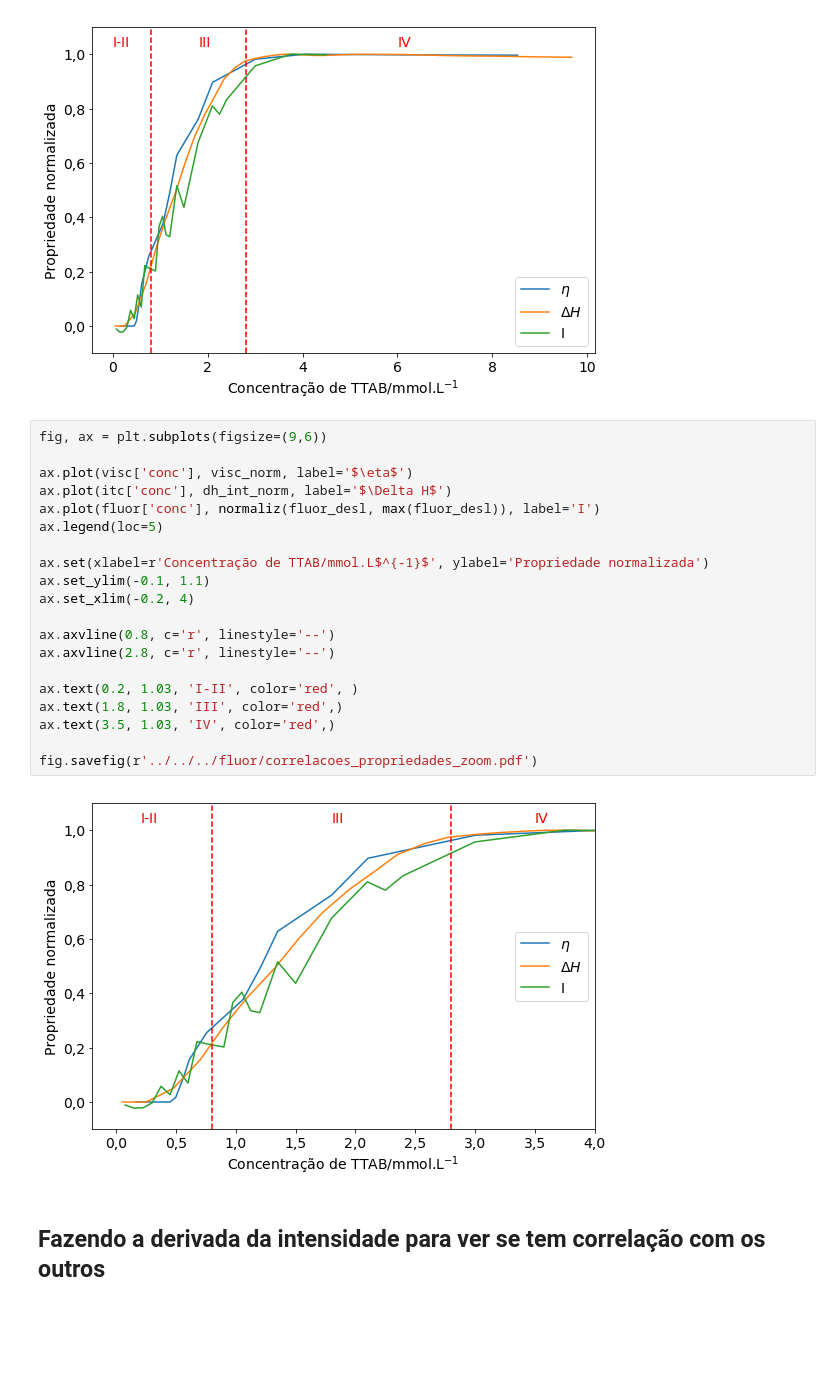
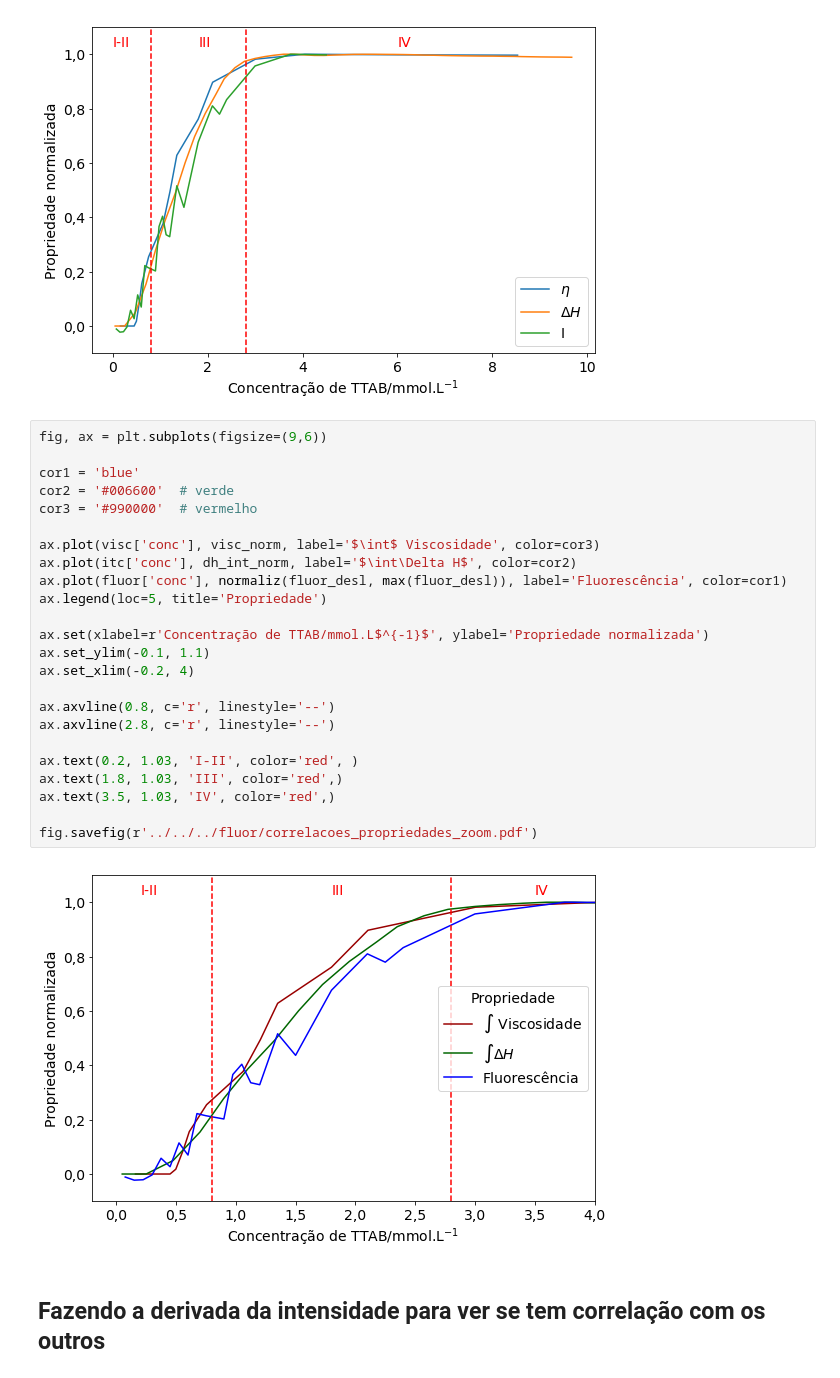
Before and after one commit to KarlClinckspoor/Tese, a Jupyter notebook: imagens/notebooks/dados experimentais/Integração FluorViscITC/Integração viscosidade fluor.ipynb, the cells around one changed output. Drawn from its saved outputs; the diff is of its cells as text; blank space fills up the shorter version.

```diff
--- a/imagens/notebooks/dados experimentais/Integração FluorViscITC/Integração viscosidade fluor.ipynb
+++ b/imagens/notebooks/dados experimentais/Integração FluorViscITC/Integração viscosidade fluor.ipynb
@@ -178,25 +179,29 @@ fig.savefig(r'../../../fluor/correlacoes_propriedades.pdf')
 # %%
 fig, ax = plt.subplots(figsize=(9,6))
 
-ax.plot(visc['conc'], visc_norm, label='$\eta$')
-ax.plot(itc['conc'], dh_int_norm, label='$\Delta H$')
-ax.plot(fluor['conc'], normaliz(fluor_desl, max(fluor_desl)), label='I')
-ax.legend(loc=5)
+cor1 = 'blue'
+cor2 = '#006600'  # verde
+cor3 = '#990000'  # vermelho
+
+ax.plot(visc['conc'], visc_norm, label='$\int$ Viscosidade', color=cor3)
+ax.plot(itc['conc'], dh_int_norm, label='$\int\Delta H$', color=cor2)
+ax.plot(fluor['conc'], normaliz(fluor_desl, max(fluor_desl)), label='Fluorescência', color=cor1)
+ax.legend(loc=5, title='Propriedade')
 
 ax.set(xlabel=r'Concentração de TTAB/mmol.L$^{-1}$', ylabel='Propriedade normalizada')
 ax.set_ylim(-0.1, 1.1)
 ax.set_xlim(-0.2, 4)
 
 ax.axvline(0.8, c='r', linestyle='--')
 ax.axvline(2.8, c='r', linestyle='--')
 
 ax.text(0.2, 1.03, 'I-II', color='red', )
 ax.text(1.8, 1.03, 'III', color='red',)
 ax.text(3.5, 1.03, 'IV', color='red',)
 
 fig.savefig(r'../../../fluor/correlacoes_propriedades_zoom.pdf')
 # %% [output]
-[figure, old version]
+[figure, new version]
 # %% [markdown]
 ## Fazendo a derivada da intensidade para ver se tem correlação com os outros
 # %%
```
Also changed, not shown: parts of 1 cell of this notebook, 12 other files.
